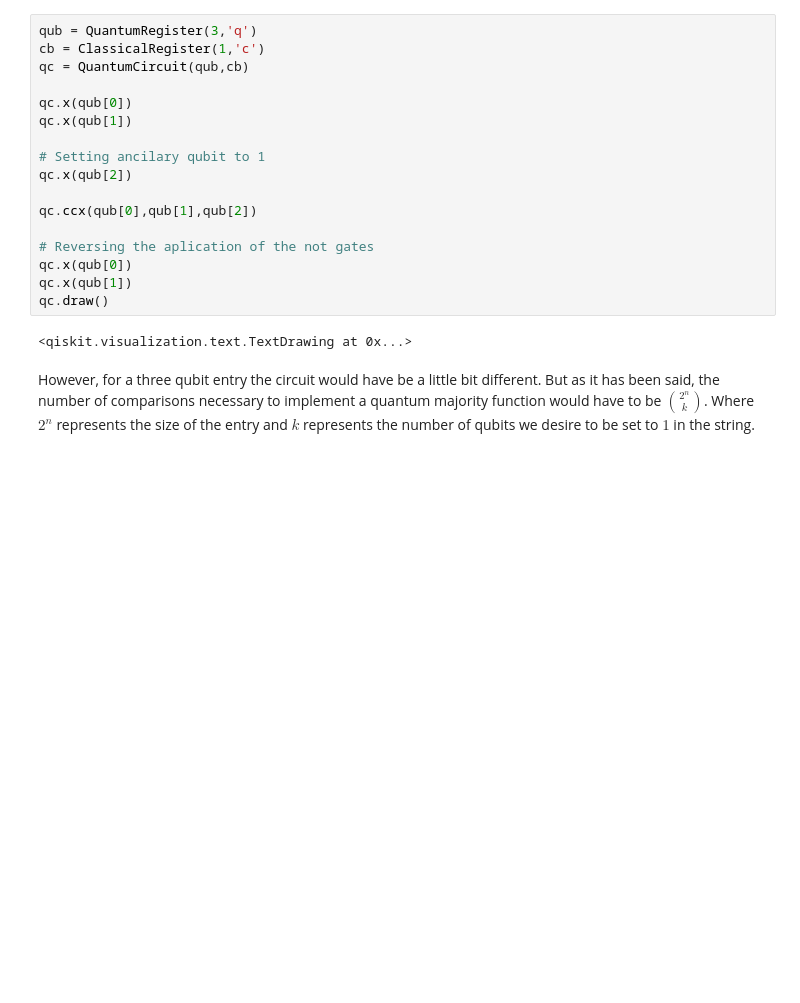
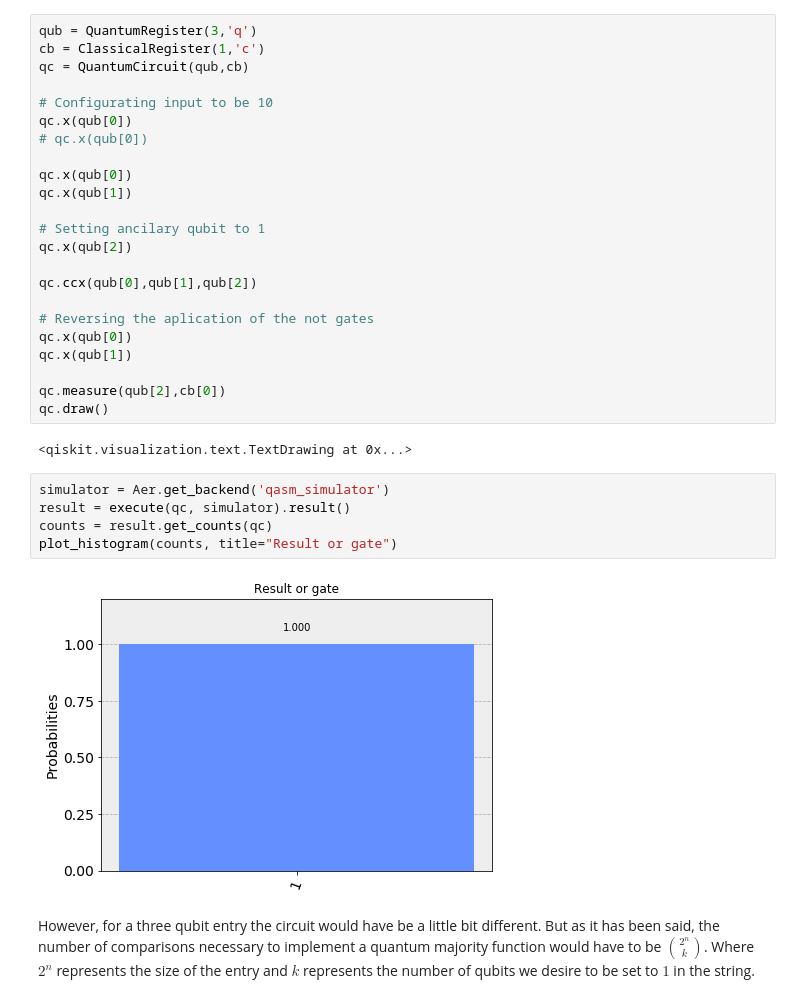
Before and after one commit to IsmaelCesar/am-cq, a Jupyter notebook: quantum_bnn/quantum_bnn.ipynb, the cells around one changed output. Drawn from its saved outputs; the diff is of its cells as text; blank space fills up the shorter version.

Commit message:
Correting errors in the OR gate

```diff
--- a/quantum_bnn/quantum_bnn.ipynb
+++ b/quantum_bnn/quantum_bnn.ipynb
@@ -76,6 +76,10 @@ The quantum circuit for those operations will be as the ws:
 qub = QuantumRegister(3,'q')
 cb = ClassicalRegister(1,'c')
 qc = QuantumCircuit(qub,cb)
+
+# Configurating input to be 10
+qc.x(qub[0])
+# qc.x(qub[0])
 
 qc.x(qub[0])
 qc.x(qub[1])
@@ -88,9 +92,18 @@ qc.ccx(qub[0],qub[1],qub[2])
 # Reversing the aplication of the not gates
 qc.x(qub[0])
 qc.x(qub[1])
+
+qc.measure(qub[2],cb[0])
 qc.draw()
 # %% [output]
 <qiskit.visualization.text.TextDrawing at 0x...>
+# %%
+simulator = Aer.get_backend('qasm_simulator')
+result = execute(qc, simulator).result()
+counts = result.get_counts(qc)
+plot_histogram(counts, title="Result or gate")
+# %% [output]
+[figure, added]
 # %% [markdown]
 However, for a three qubit entry the circuit would have be a little bit different.
 But as it has been said, the number of comparisons necessary to implement a quantum majority function would have to be $\binom{2^n}{k}$. Where $2^n$ represents the size of the entry and $k$ represents the number of qubits we desire to be set to $1$ in the string.
```
Also changed, not shown: parts of 3 cells of this notebook.
